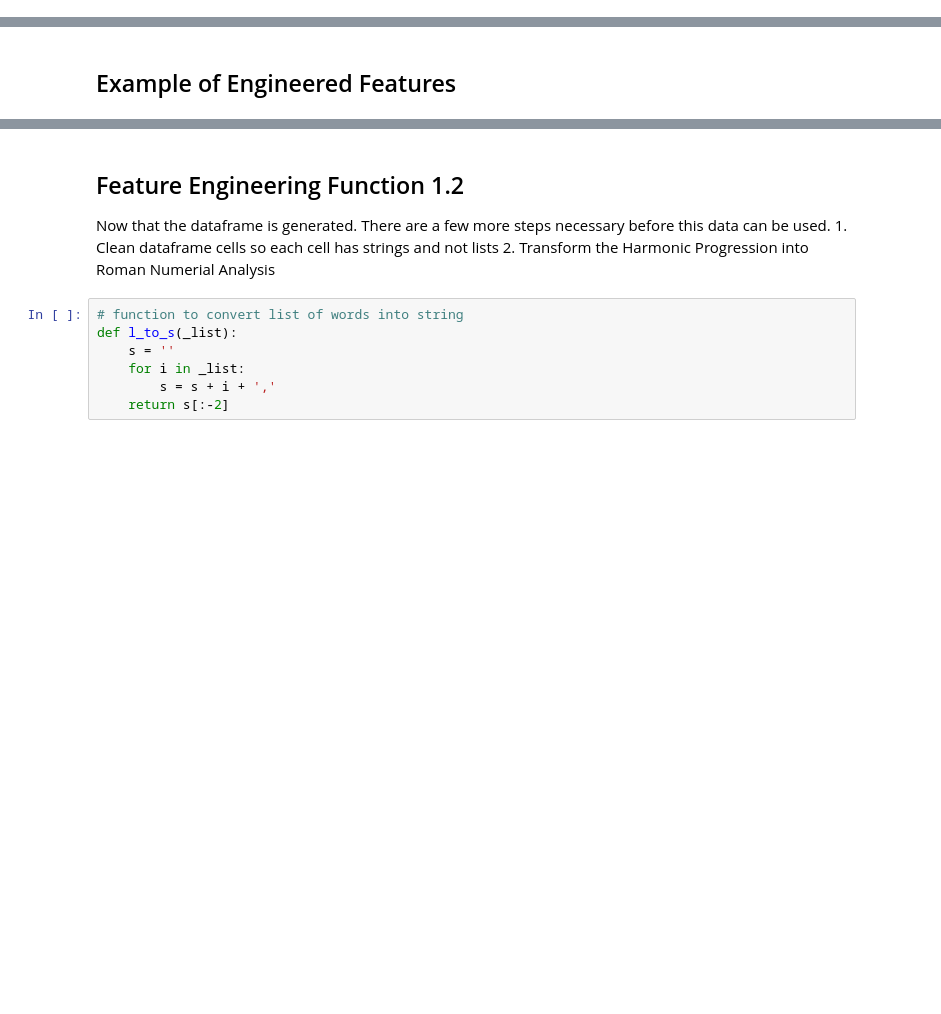
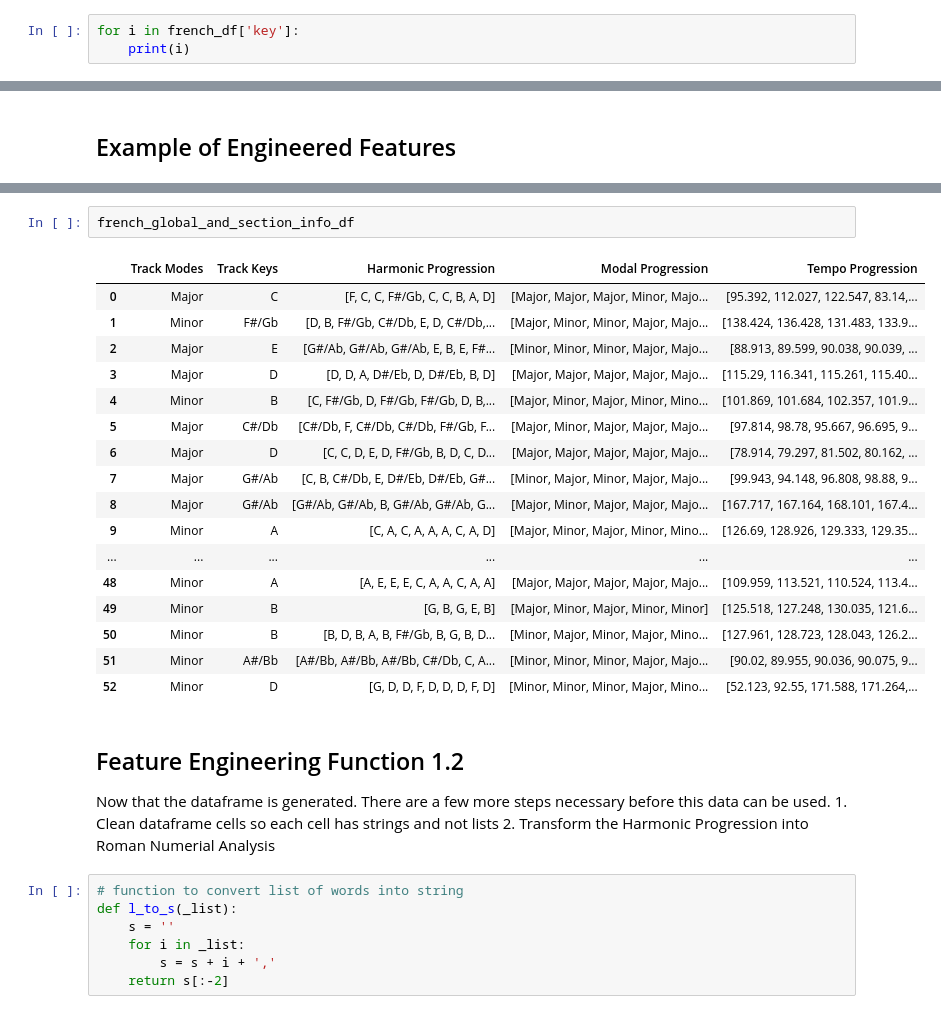
Before and after one commit to FinchMF/Classification_Models, a Jupyter notebook: Gathering_Data.ipynb, the cells around one changed output, grey strips where cells are left out. Drawn from its saved outputs; the diff is of its cells as text; blank space fills up the shorter version.

```diff
--- a/Gathering_Data.ipynb
+++ b/Gathering_Data.ipynb
@@ -253,0 +249,3 @@ Track 4 Mode is 1
+# %%
+for i in french_df['key']:
+    print(i)
@@ -589,3 +641,23 @@ hip_hop_sections_df.head()
+# %%
+french_global_and_section_info_df
+# %% [output]
+|  | Track Modes | Track Keys | Harmonic Progression | Modal Progression | Tempo Progression |
+| 0 | Major | C | [F, C, C, F#/Gb, C, C, B, A, D] | [Major, Major, Major, Minor, Majo... | [95.392, 112.027, 122.547, 83.14,... |
+| 1 | Minor | F#/Gb | [D, B, F#/Gb, C#/Db, E, D, C#/Db,... | [Major, Minor, Minor, Major, Majo... | [138.424, 136.428, 131.483, 133.9... |
+| 2 | Major | E | [G#/Ab, G#/Ab, G#/Ab, E, B, E, F#... | [Minor, Minor, Minor, Major, Majo... | [88.913, 89.599, 90.038, 90.039, ... |
+| 3 | Major | D | [D, D, A, D#/Eb, D, D#/Eb, B, D] | [Major, Major, Major, Major, Majo... | [115.29, 116.341, 115.261, 115.40... |
+| 4 | Minor | B | [C, F#/Gb, D, F#/Gb, F#/Gb, D, B,... | [Major, Minor, Major, Minor, Mino... | [101.869, 101.684, 102.357, 101.9... |
+| 5 | Major | C#/Db | [C#/Db, F, C#/Db, C#/Db, F#/Gb, F... | [Major, Minor, Major, Major, Majo... | [97.814, 98.78, 95.667, 96.695, 9... |
+| 6 | Major | D | [C, C, D, E, D, F#/Gb, B, D, C, D... | [Major, Major, Major, Major, Majo... | [78.914, 79.297, 81.502, 80.162, ... |
+| 7 | Major | G#/Ab | [C, B, C#/Db, E, D#/Eb, D#/Eb, G#... | [Minor, Major, Minor, Major, Majo... | [99.943, 94.148, 96.808, 98.88, 9... |
+| 8 | Major | G#/Ab | [G#/Ab, G#/Ab, B, G#/Ab, G#/Ab, G... | [Major, Minor, Major, Major, Majo... | [167.717, 167.164, 168.101, 167.4... |
+| 9 | Minor | A | [C, A, C, A, A, A, C, A, D] | [Major, Minor, Major, Minor, Mino... | [126.69, 128.926, 129.333, 129.35... |
+| ... | ... | ... | ... | ... | ... |
+| 48 | Minor | A | [A, E, E, E, C, A, A, C, A, A] | [Major, Major, Major, Major, Majo... | [109.959, 113.521, 110.524, 113.4... |
+| 49 | Minor | B | [G, B, G, E, B] | [Major, Minor, Major, Minor, Minor] | [125.518, 127.248, 130.035, 121.6... |
+| 50 | Minor | B | [B, D, B, A, B, F#/Gb, B, G, B, D... | [Minor, Major, Minor, Major, Mino... | [127.961, 128.723, 128.043, 126.2... |
+| 51 | Minor | A#/Bb | [A#/Bb, A#/Bb, A#/Bb, C#/Db, C, A... | [Minor, Minor, Minor, Major, Majo... | [90.02, 89.955, 90.036, 90.075, 9... |
+| 52 | Minor | D | [G, D, D, F, D, D, D, F, D] | [Minor, Minor, Minor, Major, Mino... | [52.123, 92.55, 171.588, 171.264,... |
 # %% [markdown]
 ## Feature Engineering Function 1.2
 Now that the dataframe is generated. There are a few more steps necessary before this data can be used.
```
Also changed, not shown: parts of 15 cells of this notebook.
